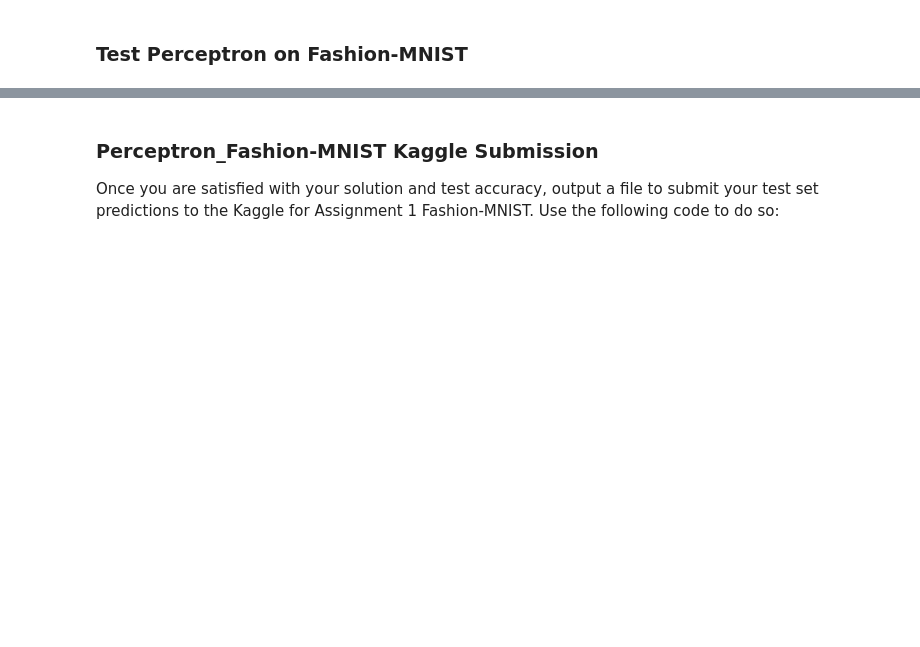
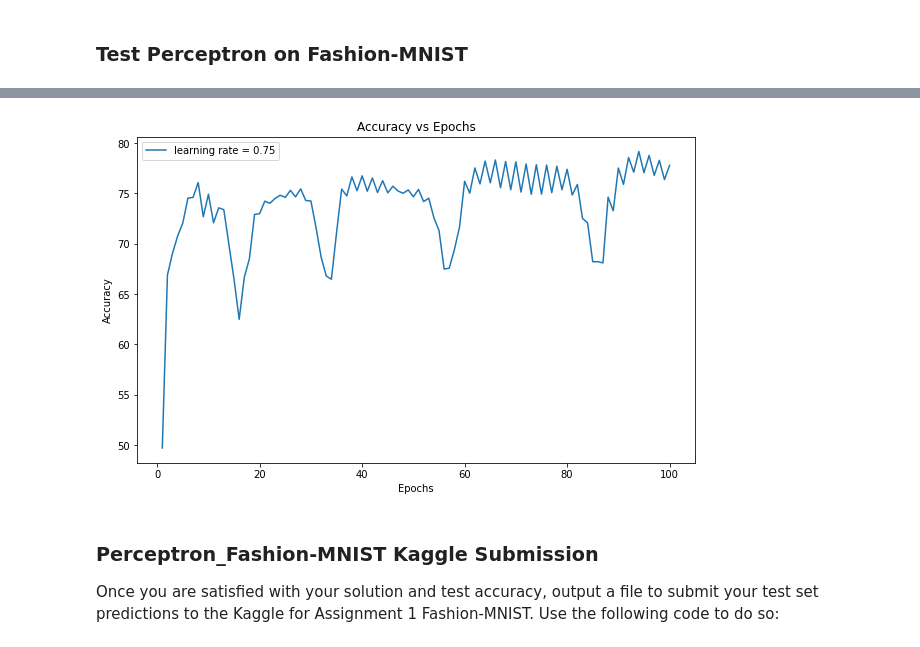
Before and after one commit to Toubat/CS444-MP, a Jupyter notebook: assignment1/CS 444 Assignment-1.ipynb, the cells around one changed output, grey strips where cells are left out. Saved outputs shown, nothing was run; the diff lists cells and outputs as text; code cells hidden in the pictures; blank space fills up the shorter version.

```diff
--- a/assignment1/CS 444 Assignment-1.ipynb
+++ b/assignment1/CS 444 Assignment-1.ipynb
@@ -86,10 +140,9 @@ The following code:
 # %%
-lr = 0.75
+lr = 0.01
 n_epochs = 100
-dim_fashion = X_train_fashion.shape[1]
 
 percept_fashion = Perceptron(n_class_fashion, lr, n_epochs)
-percept_fashion.train(X_train_fashion, y_train_fashion)
+accuracy = percept_fashion.train(X_train_fashion, y_train_fashion, X_test_fashion, y_test_fashion)
 # %% [output]
 Training Perceptron...
 Epoch 1/100, Accuracy: 49.73%
@@ -129,0 +185,6 @@ The testing accuracy is given by: 81.110000
+# %%
+lr = 0.75
+n_epochs = 100
+
+percept_fashion = Perceptron(n_class_fashion, lr, n_epochs, lr_decay=False)
+accuracy = percept_fashion.train(X_train_fashion, y_train_fashion, X_test_fashion, y_test_fashion)
@@ -130,3 +209,7 @@ The testing accuracy is given by: 81.110000
+# %%
+plot_accuracy_vs_lr(accuracy.reshape(100, 1), [lr])
+# %% [output]
+[figure, added]
 # %% [markdown]
 ### Perceptron_Fashion-MNIST Kaggle Submission
 
```
Also changed, not shown: parts of 18 cells of this notebook, 4 other files.
